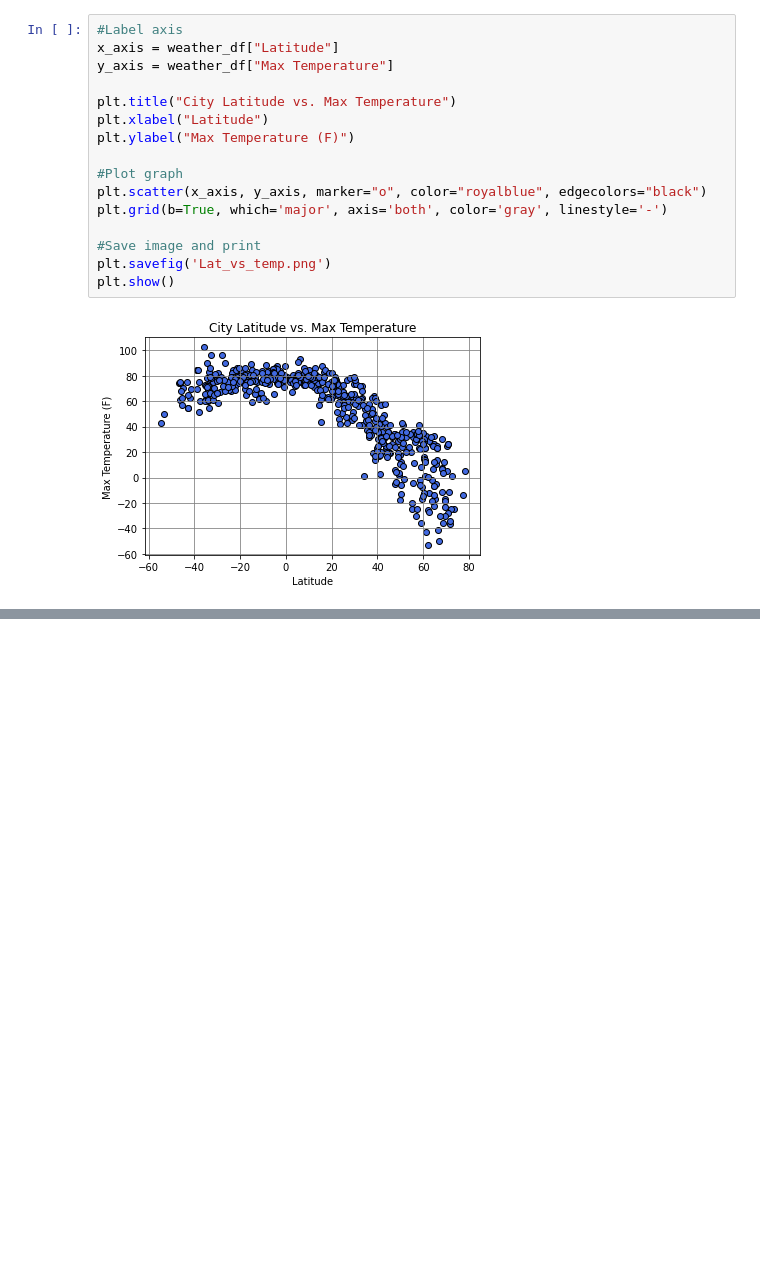
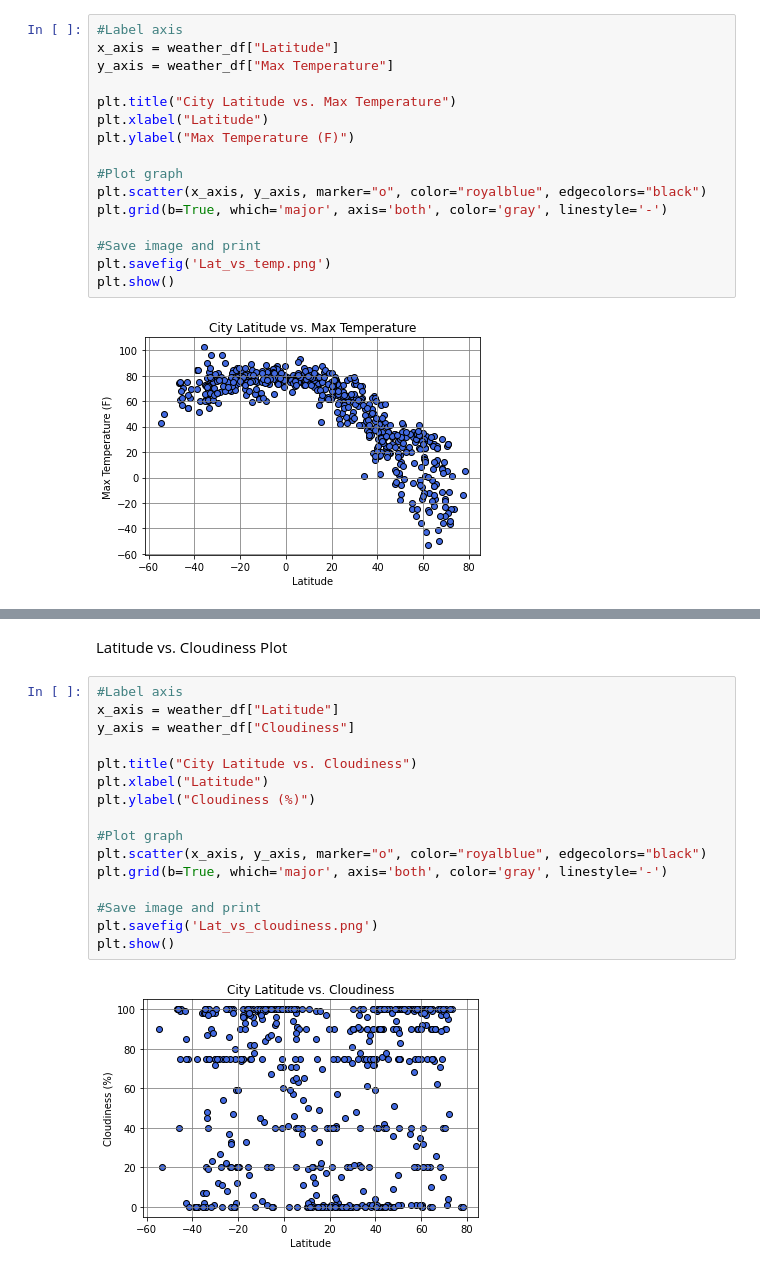
Before and after one commit to ToshaZ/Python-API-Challenge, a Jupyter notebook: WeatherPy/WeatherPy.ipynb, the cells around one changed output, grey strips where cells are left out. Saved outputs shown, nothing was run; the diff lists cells and outputs as text; blank space fills up the shorter version.

```diff
--- a/WeatherPy/WeatherPy.ipynb
+++ b/WeatherPy/WeatherPy.ipynb
@@ -189,0 +210,20 @@ plt.show()
+# %% [markdown]
+ Latitude vs. Cloudiness Plot
+# %%
+#Label axis
+x_axis = weather_df["Latitude"]
+y_axis = weather_df["Cloudiness"]
+
+plt.title("City Latitude vs. Cloudiness")
+plt.xlabel("Latitude")
+plt.ylabel("Cloudiness (%)")
+
+#Plot graph
+plt.scatter(x_axis, y_axis, marker="o", color="royalblue", edgecolors="black")
+plt.grid(b=True, which='major', axis='both', color='gray', linestyle='-')
+
+#Save image and print
+plt.savefig('Lat_vs_cloudiness.png')
+plt.show()
+# %% [output]
+[figure, added]
```
Also changed, not shown: parts of 4 cells of this notebook, 3 other files.
